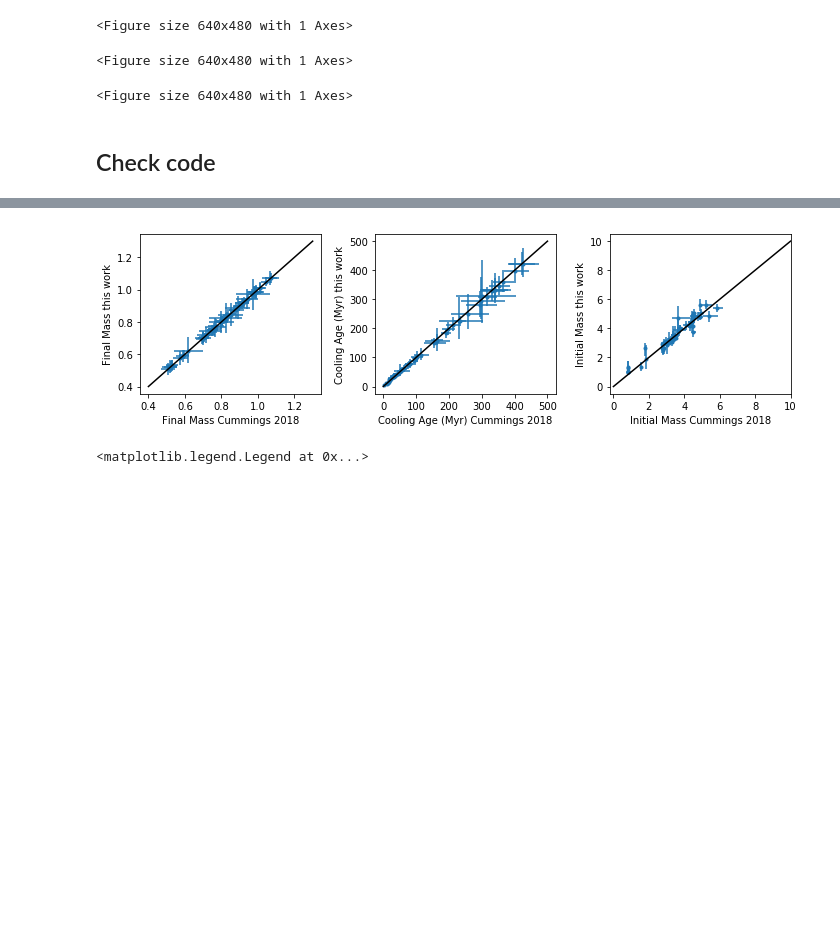
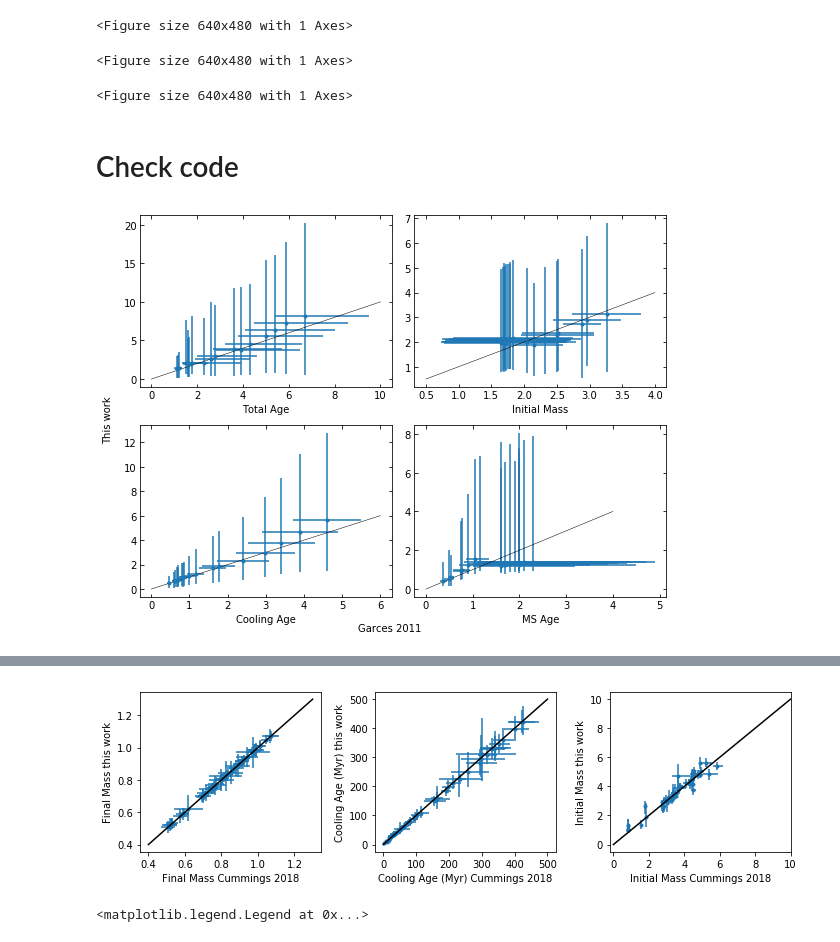
Before and after one commit to rkiman/wdwarfdate, a Jupyter notebook: Age_test.ipynb, the cells around one changed output, grey strips where cells are left out. Saved outputs shown, nothing was run; the diff lists cells and outputs as text; code cells hidden in the pictures; blank space fills up the shorter version.

```diff
--- a/Age_test.ipynb
+++ b/Age_test.ipynb
@@ -13,4 +12,61 @@ from wdwarfdate import calc_wd_age
 <Figure size 640x480 with 1 Axes>
 <Figure size 640x480 with 1 Axes>
 # %% [markdown]
-## Check code
+# Check code
+# %%
+garces2011 = Table.read('Catalogs/Garces2011.csv')
+# %%
+mask_good = garces2011['Good'] == 1
+garces2011 = garces2011[mask_good]
+# %%
+result_garces2011 = calc_wd_age(garces2011['Teff'],garces2011['e_Teff'],garces2011['logg'],garces2011['e_logg'],
+                                n_mc=2000,return_distributions=True)
+# %%
+color_line = 'k'
+lw = .5
+f,((ax1,ax2),(ax3,ax4)) = plt.subplots(2,2,figsize=(8,6))
+
+ax1.errorbar(garces2011['Age'],result_garces2011['total_age_median']/1e9,
+             xerr=(garces2011['e_Age_lo'],garces2011['e_Age_hi']),
+             yerr=(result_garces2011['total_age_err_low']/1e9,result_garces2011['total_age_err_high']/1e9), fmt='.')
+x = np.linspace(0,10)
+ax1.plot(x,x,'-',color=color_line,linewidth=lw)
+ax1.set_xlabel('Total Age')
+ax1.tick_params('both',direction='in',top=True,right=True)
+ax1.tick_params('y',which='minor',direction='in',right=True)
+
+
+ax2.errorbar(garces2011['Minitial_mass'],result_garces2011['initial_mass_median'],
+             xerr=garces2011['e_initial_mass'],
+             yerr=(result_garces2011['initial_mass_err_low'],result_garces2011['initial_mass_err_high']),
+             fmt='.')
+x = np.linspace(0.5,4)
+ax2.plot(x,x,'-',color=color_line,linewidth=lw)
+ax2.set_xlabel('Initial Mass')
+ax2.tick_params('both',direction='in',top=True,right=True)
+ax2.tick_params('y',which='minor',direction='in',right=True)
+
+ax3.errorbar(garces2011['tcool'],result_garces2011['cooling_age_median']/1e9,
+             xerr=garces2011['e_tcool'],
+             yerr=(result_garces2011['cooling_age_err_low']/1e9,result_garces2011['cooling_age_err_high']/1e9), fmt='.')
+x = np.linspace(0,6)
+ax3.plot(x,x,'-',color=color_line,linewidth=lw)
+ax3.set_xlabel('Cooling Age')
+ax3.tick_params('both',direction='in',top=True,right=True)
+ax3.tick_params('y',which='minor',direction='in',right=True)
+
+ax4.errorbar(garces2011['ms_age'],result_garces2011['ms_age_median']/1e9,
+             xerr=(garces2011['e_ms_age_lo'],garces2011['e_ms_age_hi']),
+             yerr=(result_garces2011['ms_age_err_low']/1e9,result_garces2011['ms_age_err_high']/1e9),fmt='.')
+x = np.linspace(0,4)
+ax4.plot(x,x,'-',color=color_line,linewidth=lw)
+ax4.set_xlabel('MS Age')
+ax4.tick_params('both',direction='in',top=True,right=True)
+ax4.tick_params('y',which='minor',direction='in',right=True)
+
+f.text(0.5, 0.01, 'Garces 2011 ', ha='center')
+f.text(0.00, 0.5, 'This work', va='center', rotation='vertical')
+
+plt.tight_layout()
+# %% [output]
+[figure, added]
```
Also changed, not shown: parts of 16 cells of this notebook, 3 other files.
